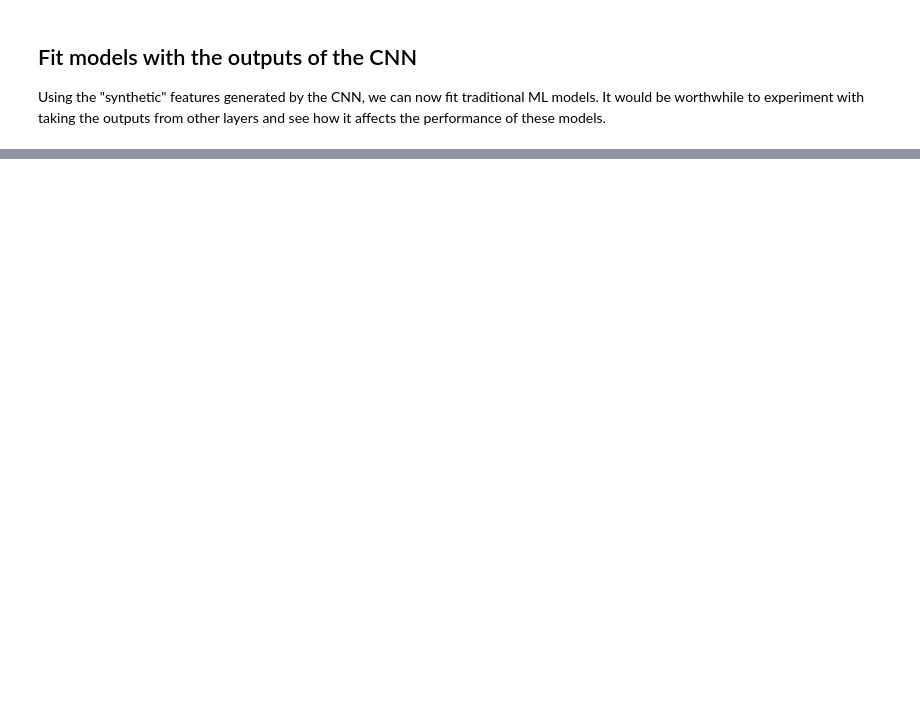
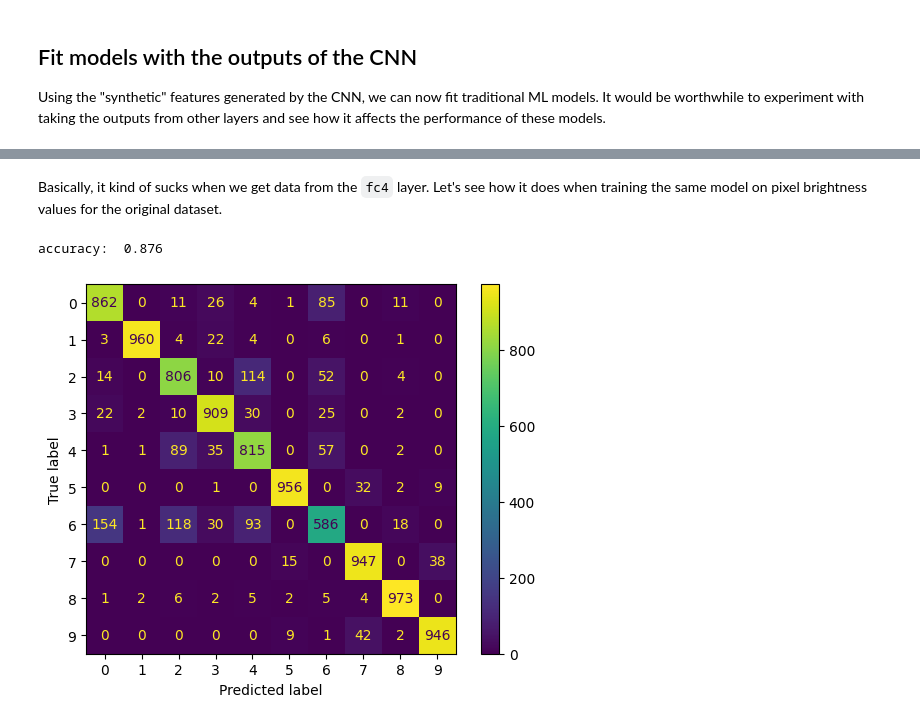
Before and after one commit to jackwooley/ECEN758Project, a Jupyter notebook: cnn_for_feature_extraction.ipynb, the cells around one changed output, grey strips where cells are left out. Saved outputs shown, nothing was run; the diff lists cells and outputs as text; code cells hidden in the pictures; blank space fills up the shorter version.

```diff
--- a/cnn_for_feature_extraction.ipynb
+++ b/cnn_for_feature_extraction.ipynb
@@ -325,0 +409,7 @@ rfc.predict()
+# %% [markdown]
+Basically, it kind of sucks when we get data from the `fc4` layer. Let's see how it does when training the same model on pixel brightness values for the original dataset.
+# %%
+random_forest(X_train, y_train, X_test, y_test)
+# %% [output]
+accuracy:  0.876
+[figure, added]
```
Also changed, not shown: parts of 19 cells of this notebook.
